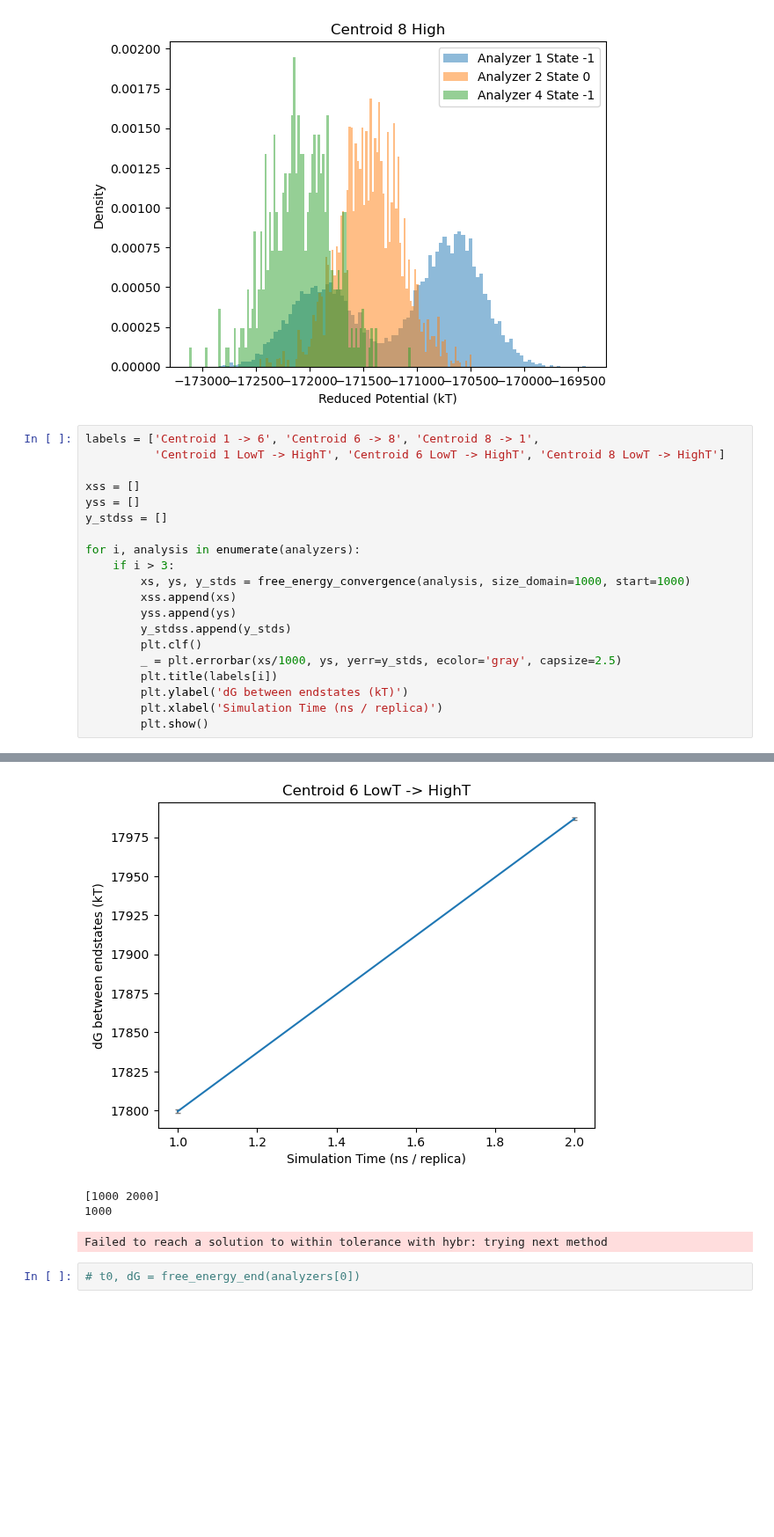
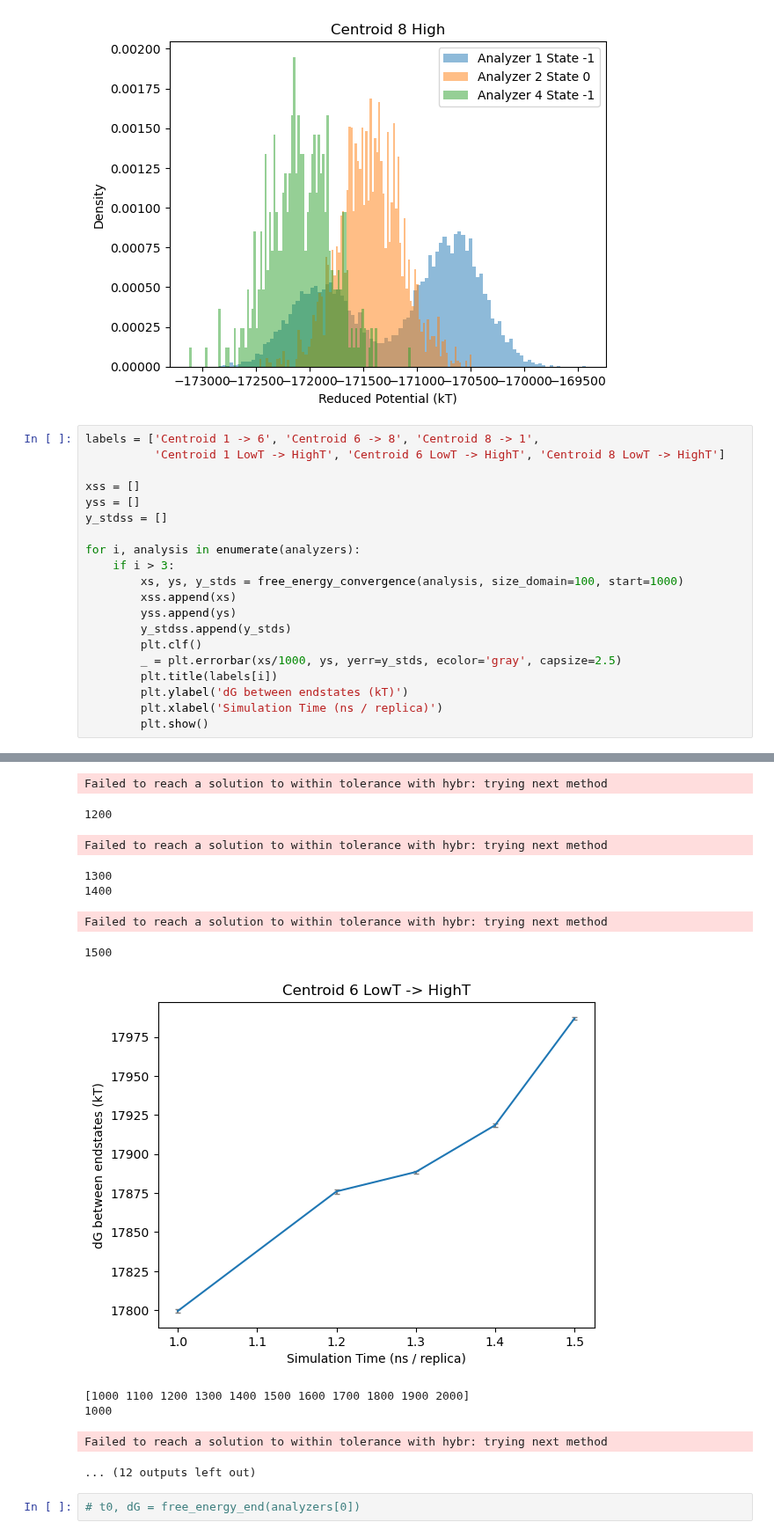
Before and after one commit to CCBatIIT/FultonMarket, a Jupyter notebook: AnalyzeUmbrellaSampling.ipynb, the cells around one changed output, grey strips where cells are left out. Shown at 88% size. Drawn from its saved outputs; the diff is of its cells as text; blank space fills up the shorter version.

```diff
--- a/AnalyzeUmbrellaSampling.ipynb
+++ b/AnalyzeUmbrellaSampling.ipynb
@@ -229,7 +229,7 @@ y_stdss = []
 
 for i, analysis in enumerate(analyzers):
     if i > 3:
-        xs, ys, y_stds = free_energy_convergence(analysis, size_domain=1000, start=1000)
+        xs, ys, y_stds = free_energy_convergence(analysis, size_domain=100, start=1000)
         xss.append(xs)
         yss.append(ys)
         y_stdss.append(y_stds)
@@ -247,7 +247,15 @@ Failed to reach a solution to within tolerance with hybr: trying next method
-[figure, old version]
-[1000 2000]
-1000
+Failed to reach a solution to within tolerance with hybr: trying next method
-Failed to reach a solution to within tolerance with hybr: trying next method
+1200
+Failed to reach a solution to within tolerance with hybr: trying next method
+1300
+1400
+Failed to reach a solution to within tolerance with hybr: trying next method
+1500
+[figure, new version]
+[1000 1100 1200 1300 1400 1500 1600 1700 1800 1900 2000]
+1000
+Failed to reach a solution to within tolerance with hybr: trying next method
+... (12 outputs left out)
 # %%
 # t0, dG = free_energy_end(analyzers[0])
 # %%
```
Also changed, not shown: parts of 1 cell of this notebook, 4 other files.
